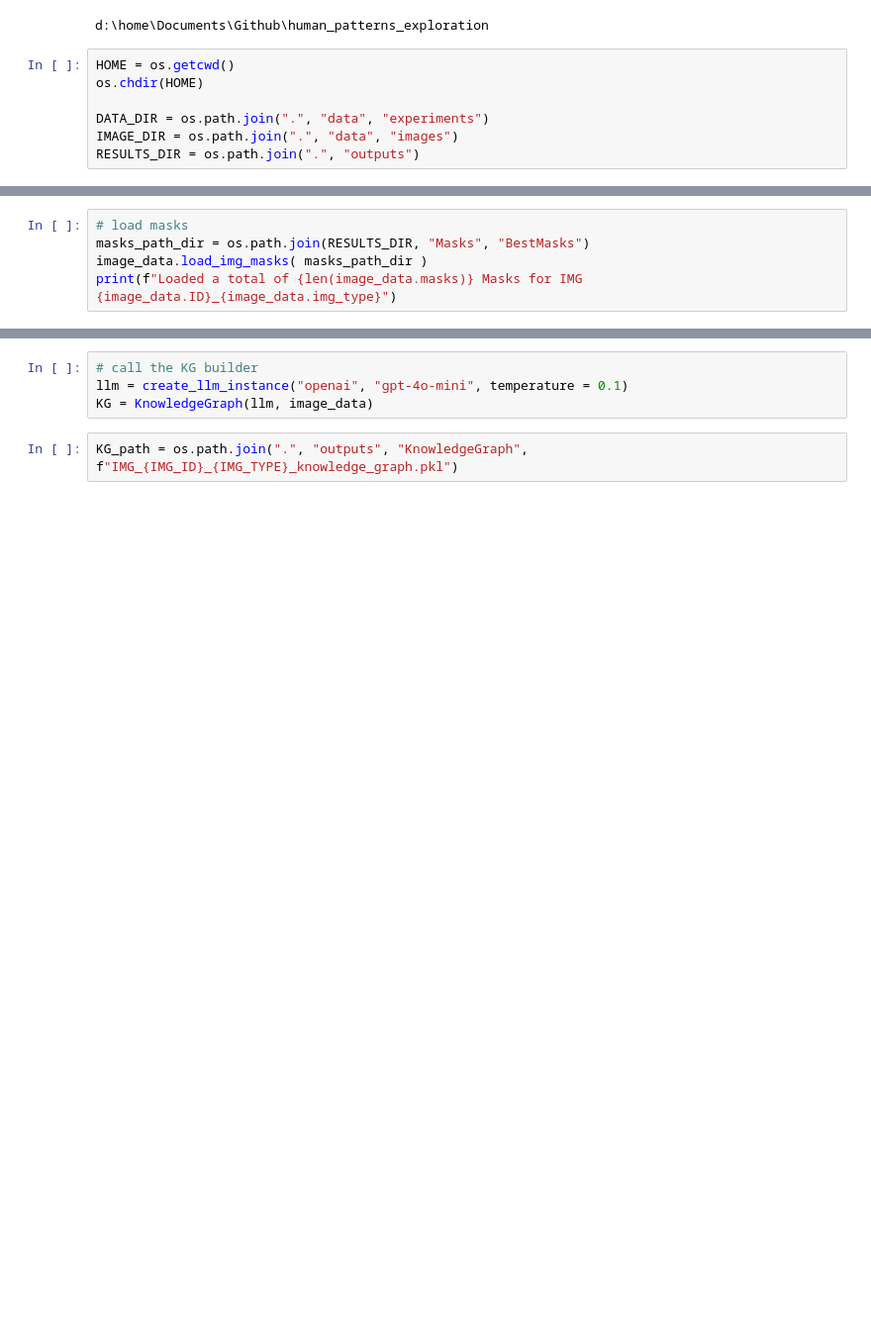
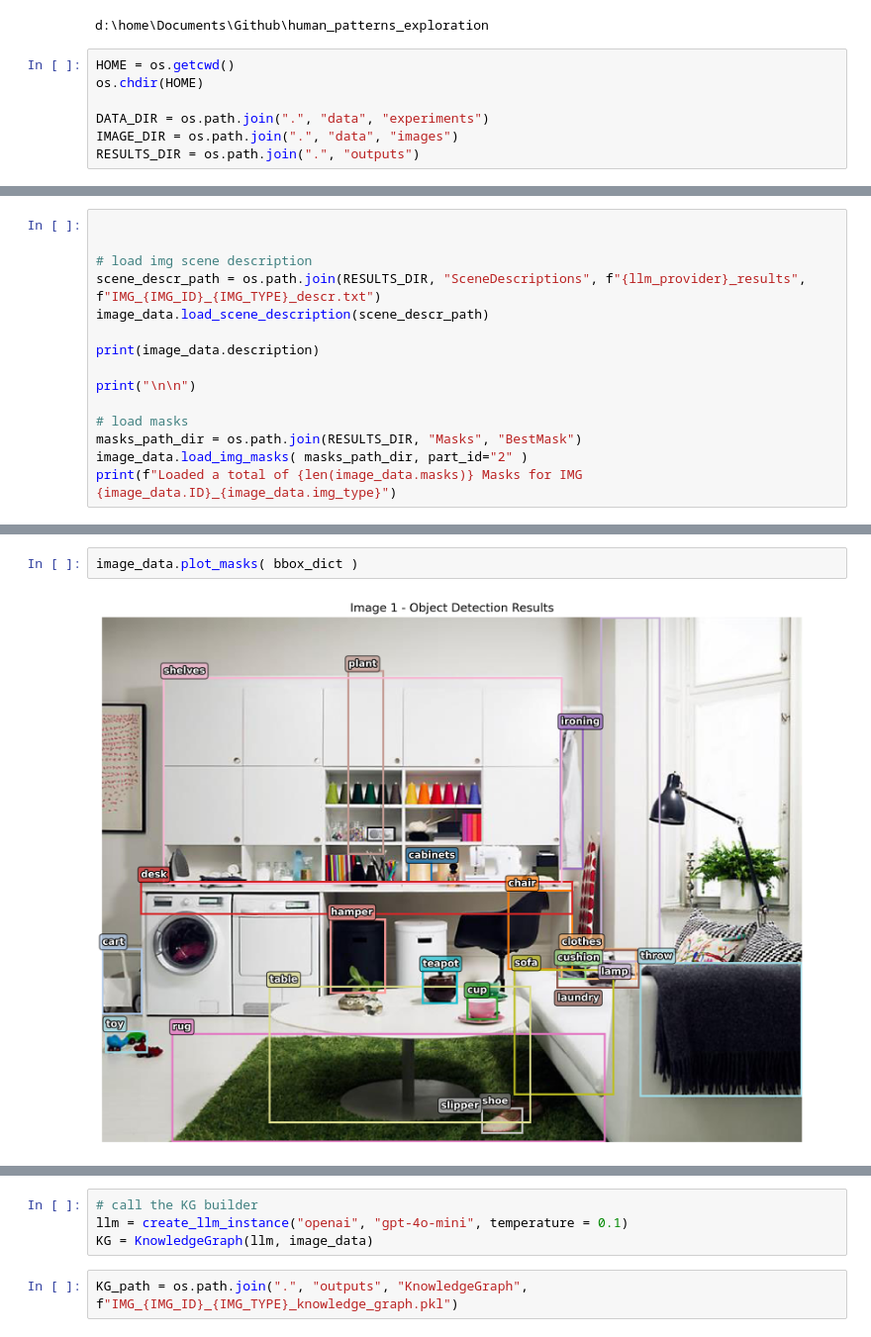
Before and after one commit to catarina-moreira/human_patterns_exploration, a Jupyter notebook: [5]_Prior_Knowledge_Extraction.ipynb, the cells around one changed output, grey strips where cells are left out. Shown at 99% size. Drawn from its saved outputs; the diff is of its cells as text; blank space fills up the shorter version.

```diff
--- a/[5]_Prior_Knowledge_Extraction.ipynb
+++ b/[5]_Prior_Knowledge_Extraction.ipynb
@@ -60,6 +78,16 @@ print(image_data.description)
 # %%
+
+
+# load img scene description
+scene_descr_path = os.path.join(RESULTS_DIR, "SceneDescriptions", f"{llm_provider}_results", f"IMG_{IMG_ID}_{IMG_TYPE}_descr.txt")
+image_data.load_scene_description(scene_descr_path)
+
+print(image_data.description)
+
+print("\n\n")
+
 # load masks
-masks_path_dir = os.path.join(RESULTS_DIR, "Masks", "BestMasks")
-image_data.load_img_masks( masks_path_dir )
+masks_path_dir = os.path.join(RESULTS_DIR, "Masks", "BestMask")
+image_data.load_img_masks( masks_path_dir, part_id="2" )
 print(f"Loaded a total of {len(image_data.masks)} Masks for IMG {image_data.ID}_{image_data.img_type}")
 # %% [output]
@@ -249,0 +231,4 @@ Final unique labels: ['base', 'basket', 'bin', 'blanket', 'cabinet', 'cart', 'ch
+# %%
+image_data.plot_masks( bbox_dict )
+# %% [output]
+[figure, added]
```
Also changed, not shown: parts of 10 cells of this notebook, 5 other files.
